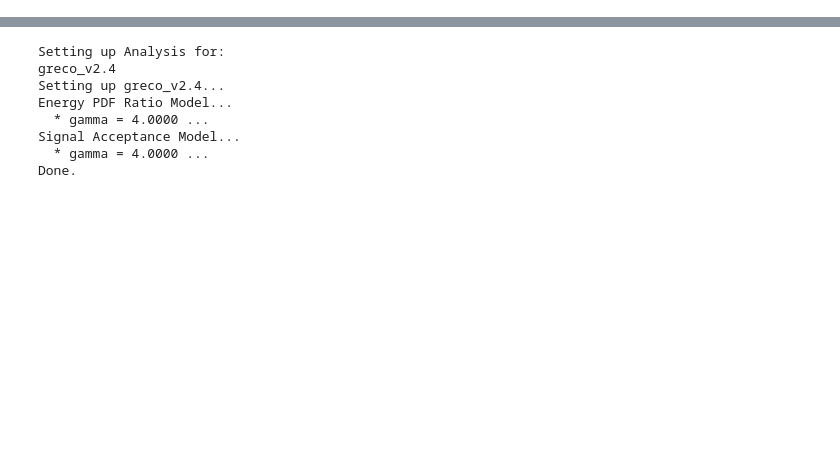
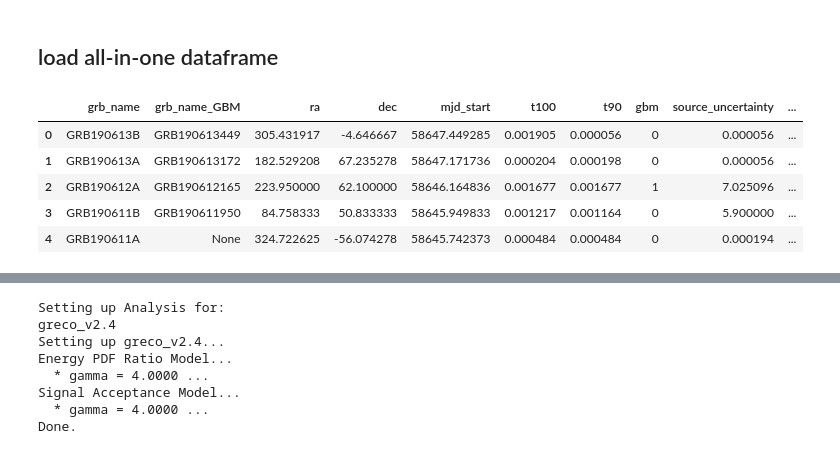
Before and after one commit to ChujieChen/greco_grb, a Jupyter notebook: notebooks/04_do_background_trails.ipynb, the cells around one changed output, grey strips where cells are left out. Drawn from its saved outputs; the diff is of its cells as text; code cells hidden in the pictures; blank space fills up the shorter version.

```diff
--- a/notebooks/04_do_background_trails.ipynb
+++ b/notebooks/04_do_background_trails.ipynb
@@ -16,3 +17,5 @@ from glob import glob
 
 timer = cy.timing.Timer()
 time = timer.time
+# %% [markdown]
+## load all-in-one dataframe
@@ -18,0 +24,9 @@ time = timer.time
+# %%
+df.head()
+# %% [output]
+|  | grb_name | grb_name_GBM | ra | dec | mjd_start | t100 | t90 | gbm | source_uncertainty | ... |
+| 0 | GRB190613B | GRB190613449 | 305.431917 | -4.646667 | 58647.449285 | 0.001905 | 0.000056 | 0 | 0.000056 | ... |
+| 1 | GRB190613A | GRB190613172 | 182.529208 | 67.235278 | 58647.171736 | 0.000204 | 0.000198 | 0 | 0.000056 | ... |
+| 2 | GRB190612A | GRB190612165 | 223.950000 | 62.100000 | 58646.164836 | 0.001677 | 0.001677 | 1 | 7.025096 | ... |
+| 3 | GRB190611B | GRB190611950 | 84.758333 | 50.833333 | 58645.949833 | 0.001217 | 0.001164 | 0 | 5.900000 | ... |
+| 4 | GRB190611A | None | 324.722625 | -56.074278 | 58645.742373 | 0.000484 | 0.000484 | 0 | 0.000194 | ... |
```
Also changed, not shown: parts of 48 cells of this notebook, 3 other files.
